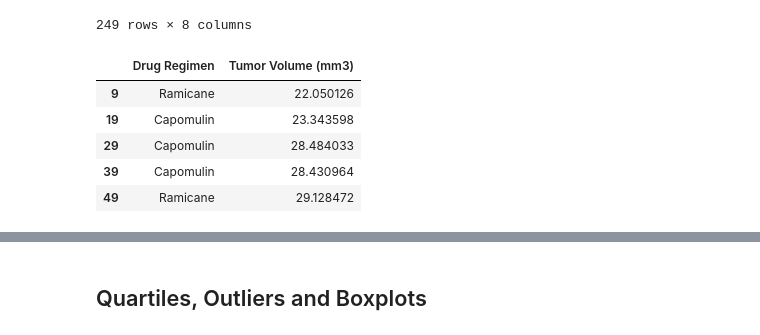
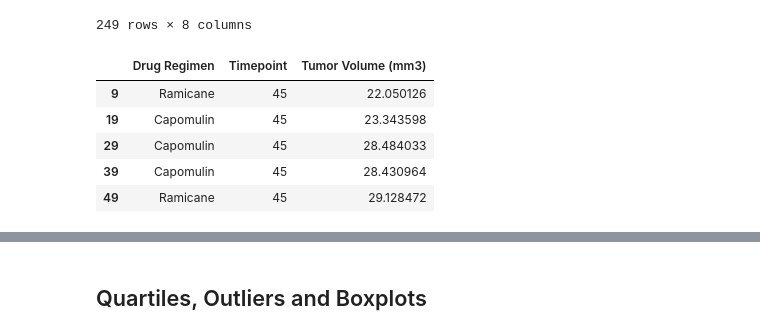
Before and after one commit to Navilongo/Pharmaceutical-Analysis-with-Python, a Jupyter notebook: pymaceuticals.ipynb, the cells around one changed output, grey strips where cells are left out. Drawn from its saved outputs; the diff is of its cells as text; code cells hidden in the pictures.

```diff
--- a/pymaceuticals.ipynb
+++ b/pymaceuticals.ipynb
@@ -219,12 +219,12 @@ tumor_mouse_df
 249 rows × 8 columns
 # %%
 # Use regimen as index to create a statistical table.
-tumor_regimen_only = tumor_mouse_df[['Drug Regimen', 'Tumor Volume (mm3)']]
+tumor_regimen_only = tumor_mouse_df[['Drug Regimen', 'Timepoint', 'Tumor Volume (mm3)']]
 tumor_regimen_only.head(5)
 # %% [output]
-|  | Drug Regimen | Tumor Volume (mm3) |
-| 9 | Ramicane | 22.050126 |
-| 19 | Capomulin | 23.343598 |
-| 29 | Capomulin | 28.484033 |
-| 39 | Capomulin | 28.430964 |
-| 49 | Ramicane | 29.128472 |
+|  | Drug Regimen | Timepoint | Tumor Volume (mm3) |
+| 9 | Ramicane | 45 | 22.050126 |
+| 19 | Capomulin | 45 | 23.343598 |
+| 29 | Capomulin | 45 | 28.484033 |
+| 39 | Capomulin | 45 | 28.430964 |
+| 49 | Ramicane | 45 | 29.128472 |
```
Also changed, not shown: parts of 9 cells of this notebook.
